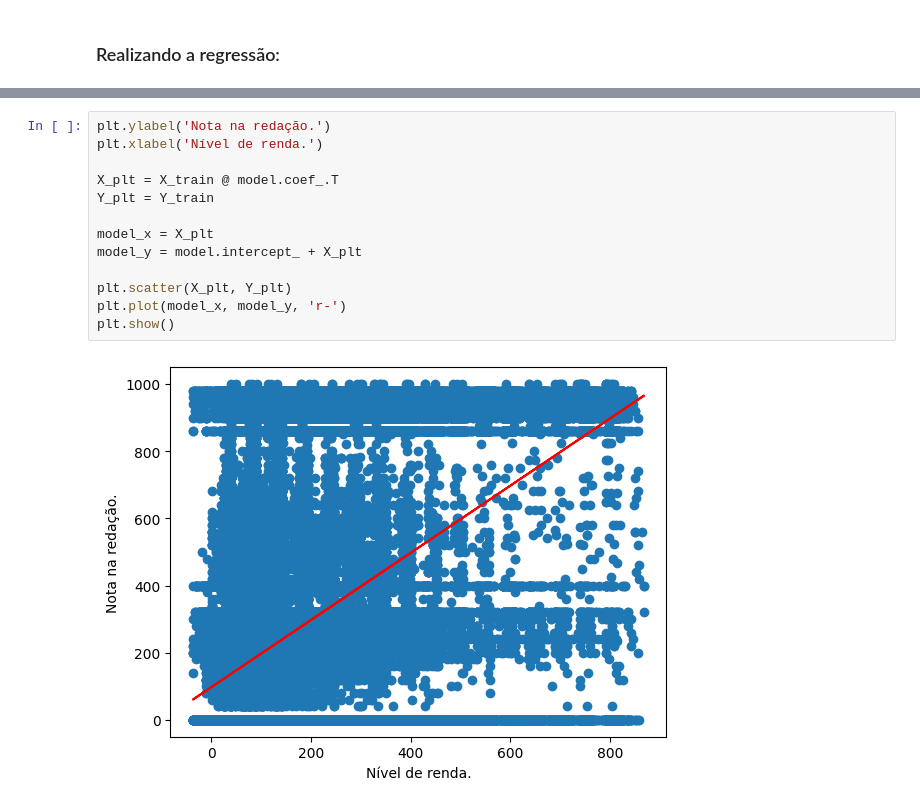
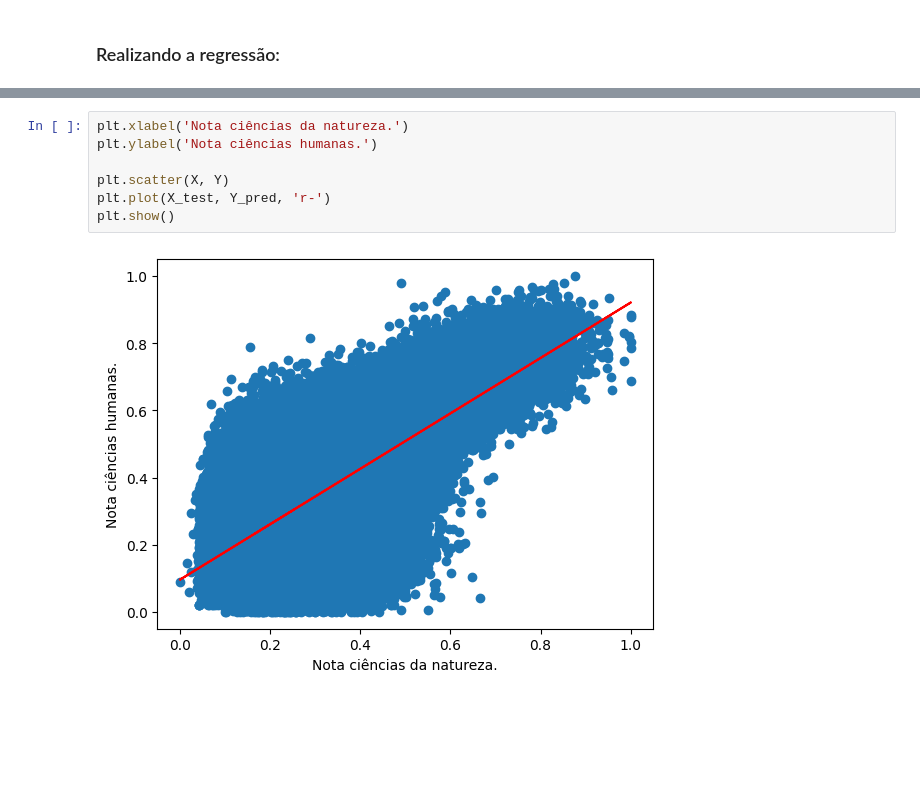
Before and after one commit to gabriel-fonseca-repo/enem-microdados-ml, a Jupyter notebook: src/regressao/linear.ipynb, the cells around one changed output, grey strips where cells are left out. Cells and saved outputs as stored; diff of their text form; blank space fills up the shorter version.

```diff
--- a/src/regressao/linear.ipynb
+++ b/src/regressao/linear.ipynb
@@ -204,15 +125,9 @@ Coeficiente(s): [-66.35561547 -21.87808612 880.57860212]
-# %%
-plt.ylabel('Nota na redação.')
-plt.xlabel('Nível de renda.')
-
-X_plt = X_train @ model.coef_.T
-Y_plt = Y_train
-
-model_x = X_plt
-model_y = model.intercept_ + X_plt
-
-plt.scatter(X_plt, Y_plt)
-plt.plot(model_x, model_y, 'r-')
-plt.show()
-# %% [output]
-[figure, removed]
+# %%
+plt.xlabel('Nota ciências da natureza.')
+plt.ylabel('Nota ciências humanas.')
+
+plt.scatter(X, Y)
+plt.plot(X_test, Y_pred, 'r-')
+plt.show()
+# %% [output]
+[figure, added]
```
Also changed, not shown: parts of 11 cells of this notebook, 5 other files.
